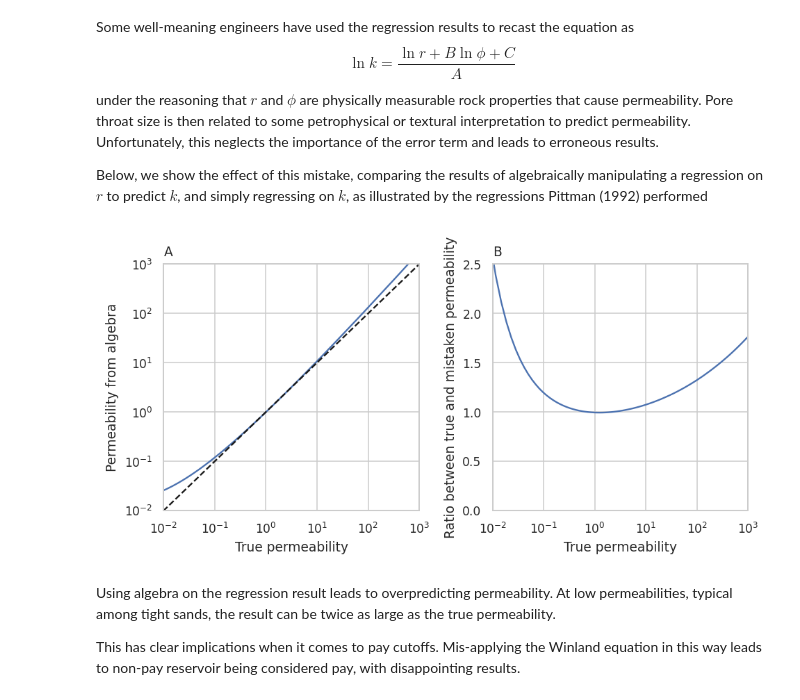
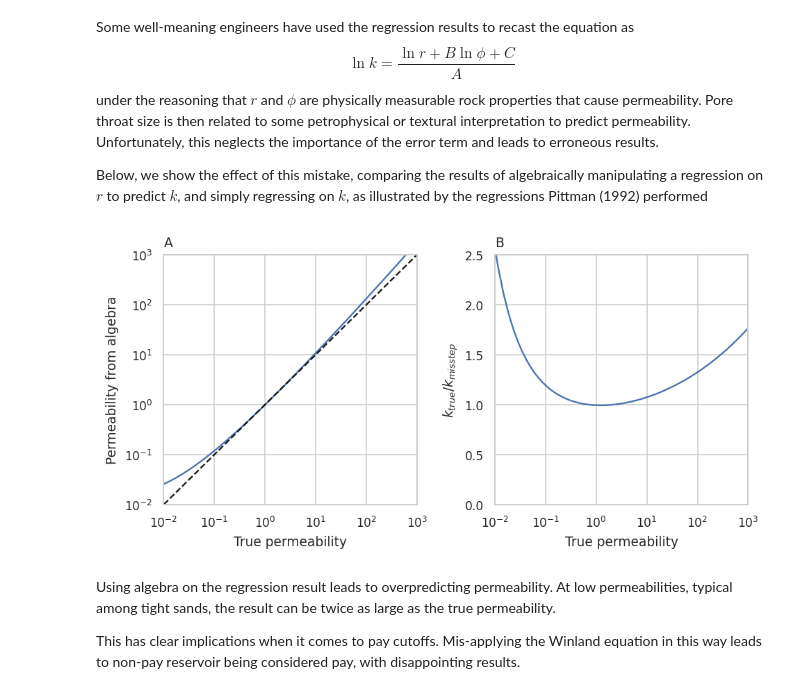
Before and after one commit to frank1010111/statistical_missteps, a Jupyter notebook: Applying algebra to regression.ipynb, the cells around one changed output. Drawn from its saved outputs; the diff is of its cells as text; code cells hidden in the pictures.

Commit message:
removed subaxis titles for talk version of figure

```diff
--- a/Applying algebra to regression.ipynb
+++ b/Applying algebra to regression.ipynb
@@ -45,31 +45,31 @@ Below, we show the effect of this mistake, comparing the results of algebraicall
 # %%
 # Figure 3
 rng = np.random.default_rng(seed=174)
 if talk:
     figsize = (10,5)
 else:
     figsize = (7, 3.5)
 
 phi = np.linspace(0.5, 33, 100)
 permeability = np.power(10,0.174 * phi - 1.88)
 r_p = np.power(10, 0.531 * np.log10(permeability) - 0.350 * np.log10(phi) + 0.204)
 permeability_eq9b = np.power(10, 1.512 * np.log10(r_p) + 1.415 * np.log10(phi) - 1.221)
 permeability_eq9c = np.power(10, 1.88 * np.log10(r_p) + 0.659 * np.log10(phi) - 0.384)
 
 fig, (ax1, ax2) = plt.subplots(1, 2, figsize=figsize, dpi=dpi)
 ax1.loglog(permeability_eq9b, permeability_eq9c)
 ax1.plot([0,1e3], [0, 1e3], '--k')
 ax1.set(xlabel='True permeability', xlim=(0.01, 1000),
        ylabel='Permeability from algebra', ylim=(0.01, 1000))
 ax1.set_title('A', loc='left')
 
 ax2.semilogx(permeability_eq9b, permeability_eq9c/permeability_eq9b)
 ax2.set(xlabel='True permeability', xlim=(0.01, 1000),
-       ylabel='Ratio between true and mistaken permeability', ylim=(0, 2.5))
+       ylabel='$k_{true}/k_{misstep}$', ylim=(0, 2.5))
 ax2.set_title('B', loc='left')
 plt.tight_layout()
 # %% [output]
-[figure, old version]
+[figure, new version]
 # %% [markdown]
 Using algebra on the regression result leads to overpredicting permeability. At low permeabilities, typical among tight sands, the result can be twice as large as the true permeability.
 
```
Also changed, not shown: parts of 1 cell of this notebook.
